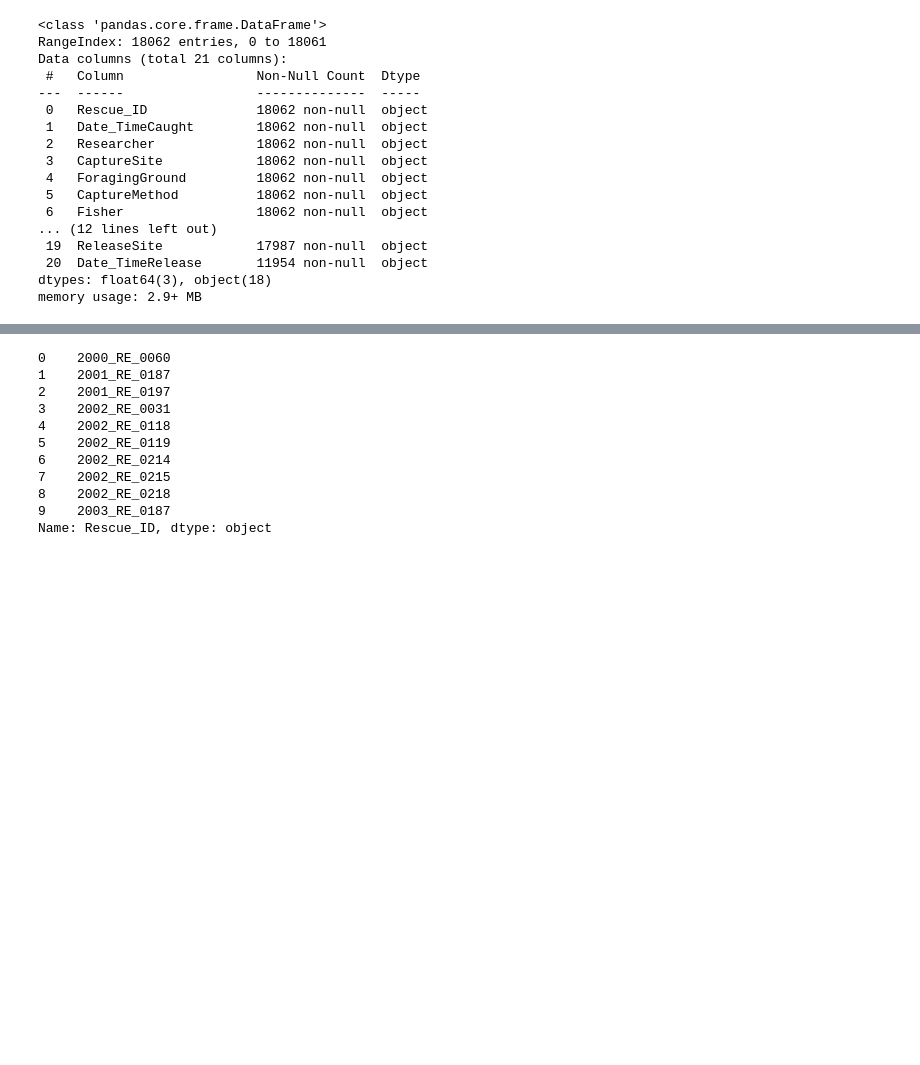
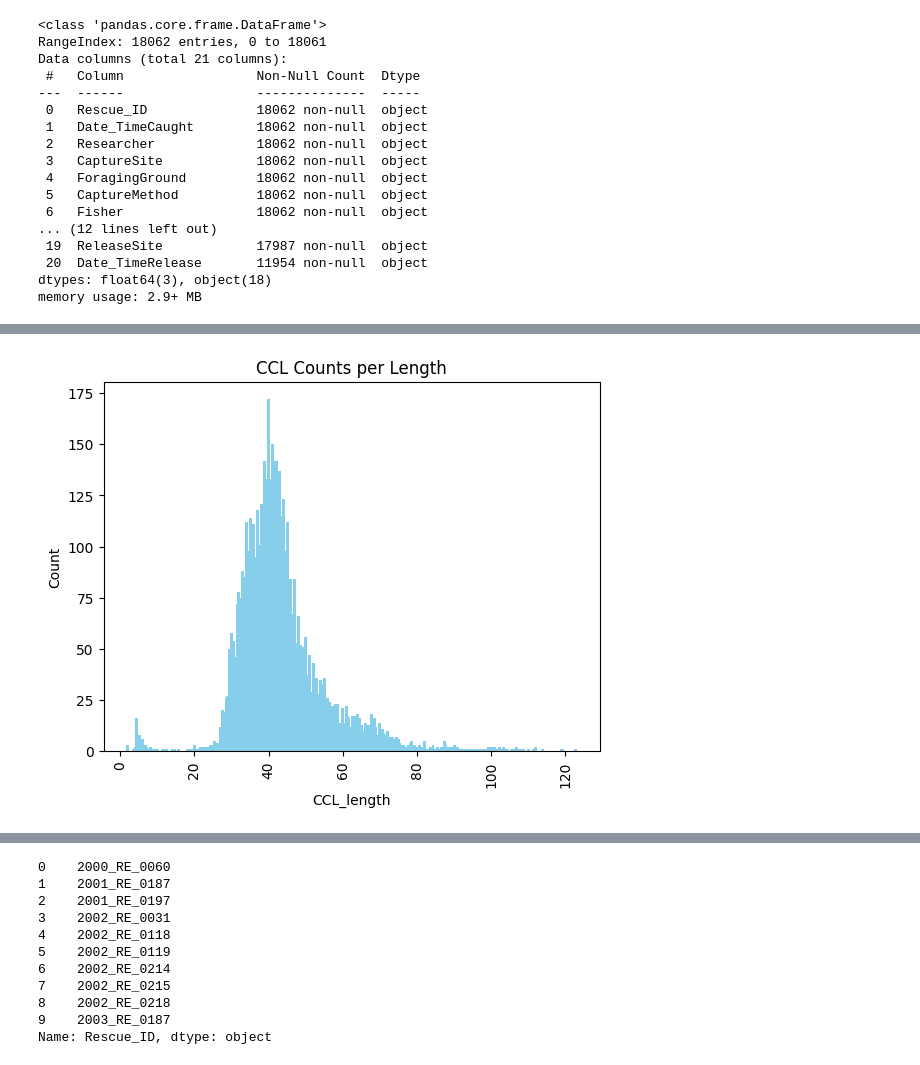
Before and after one commit to datakiptoo/Time_Series_Forecasting, a Jupyter notebook: challenge.ipynb, the cells around one changed output, grey strips where cells are left out. Cells and saved outputs as stored; diff of their text form; code cells hidden in the pictures; blank space fills up the shorter version.

```diff
--- a/challenge.ipynb
+++ b/challenge.ipynb
@@ -45,0 +50,5 @@ memory usage: 2.9+ MB
+# %%
+#Check for missing values
+missing_values=data.isna().sum()
+columns_with_mising_values=missing_values[missing_values > 0]
+columns_with_mising_values
@@ -45,0 +69,5 @@ memory usage: 2.9+ MB
+# %%
+#haandle missing values
+threshold=len(data)/2
+columns_to_drop=columns_with_mising_values[columns_with_mising_values > threshold].index
+columns_to_drop
@@ -45,0 +103,3 @@ memory usage: 2.9+ MB
+# %%
+CCL_counts=data['CCL_cm'].value_counts()
+CCL_counts
@@ -45,0 +120,10 @@ memory usage: 2.9+ MB
+# %%
+#plotting bar chart
+plt.bar(CCL_counts.index,CCL_counts.values,color='skyblue')
+plt.xlabel('CCL_length')
+plt.ylabel('Count')
+plt.title('CCL Counts per Length')
+plt.xticks(rotation='vertical')
+plt.show()
+# %% [output]
+[figure, added]
```
Also changed, not shown: parts of 51 cells of this notebook.
